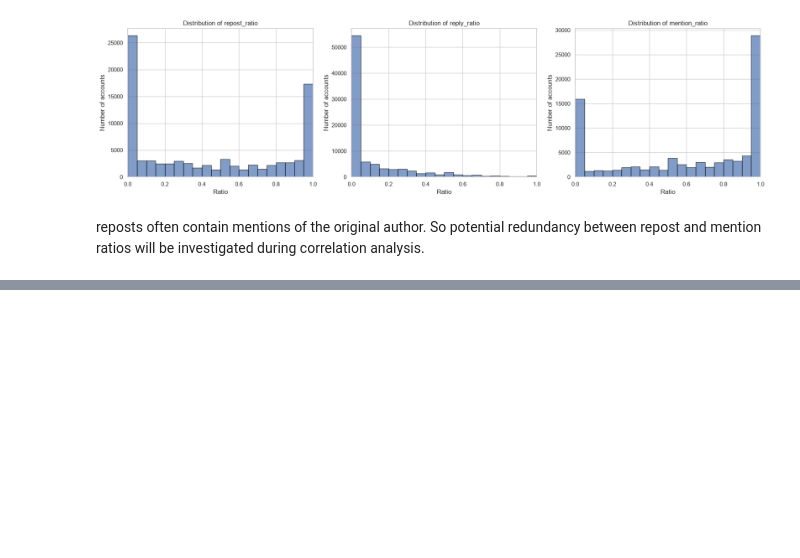
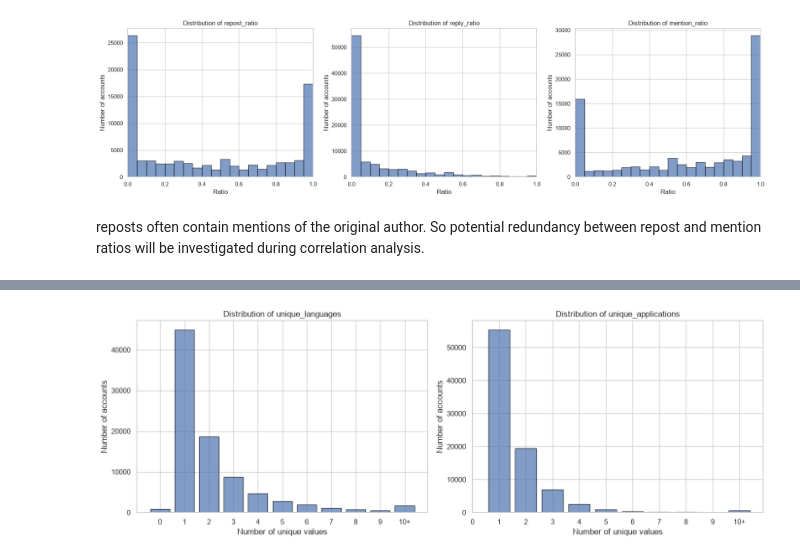
Before and after one commit to OsamaAawad/Data-Mining-Project-, a Jupyter notebook: notebooks/03_exploratoryDataAnalysis.ipynb, the cells around one changed output, grey strips where cells are left out. Saved outputs shown, nothing was run; the diff lists cells and outputs as text; code cells hidden in the pictures; blank space fills up the shorter version.

```diff
--- a/notebooks/03_exploratoryDataAnalysis.ipynb
+++ b/notebooks/03_exploratoryDataAnalysis.ipynb
@@ -637,0 +911,11 @@ will be investigated during correlation analysis.
+# %%
+diversity_features = [
+    "unique_languages",
+    "unique_applications"
+]
+
+display(
+    df_diversity[diversity_features]
+    .describe(percentiles=[0.25, 0.50, 0.75, 0.95, 0.99])
+    .T
+)
@@ -637,0 +926,9 @@ will be investigated during correlation analysis.
+# %%
+for column in diversity_features:
+    print(f"\n{column}")
+    print(
+        df_diversity[column]
+        .value_counts()
+        .sort_index()
+        .head(15)
+    )
@@ -637,0 +953,23 @@ will be investigated during correlation analysis.
+# %%
+fig, axes = plt.subplots(1, 2, figsize=(14, 5))
+
+for ax, column in zip(axes, diversity_features):
+
+    values = df_diversity[column]
+
+    # Group larger values to simplify visualization
+    grouped = values.clip(upper=10)
+    counts = grouped.value_counts().sort_index()
+
+    ax.bar(counts.index, counts.values, edgecolor="black", alpha=0.7)
+
+    ax.set_title(f"Distribution of {column}")
+    ax.set_xlabel("Number of unique values")
+    ax.set_ylabel("Number of accounts")
+    ax.set_xticks(range(11))
+    ax.set_xticklabels([str(i) for i in range(10)] + ["10+"])
+
+plt.tight_layout()
+plt.show()
+# %% [output]
+[figure, added]
```
Also changed, not shown: parts of 27 cells of this notebook, 1 other file.
